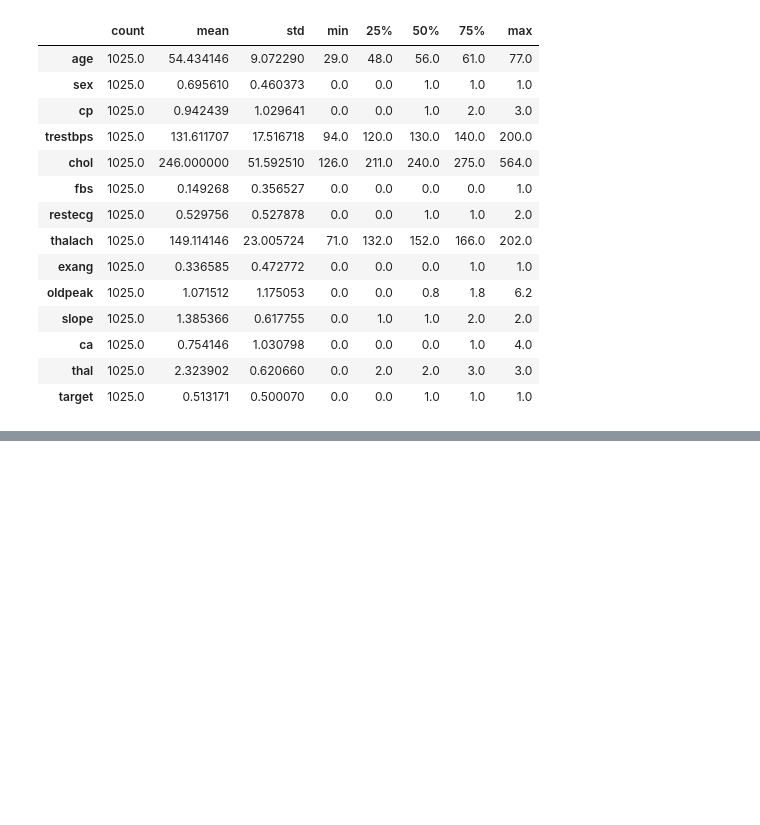
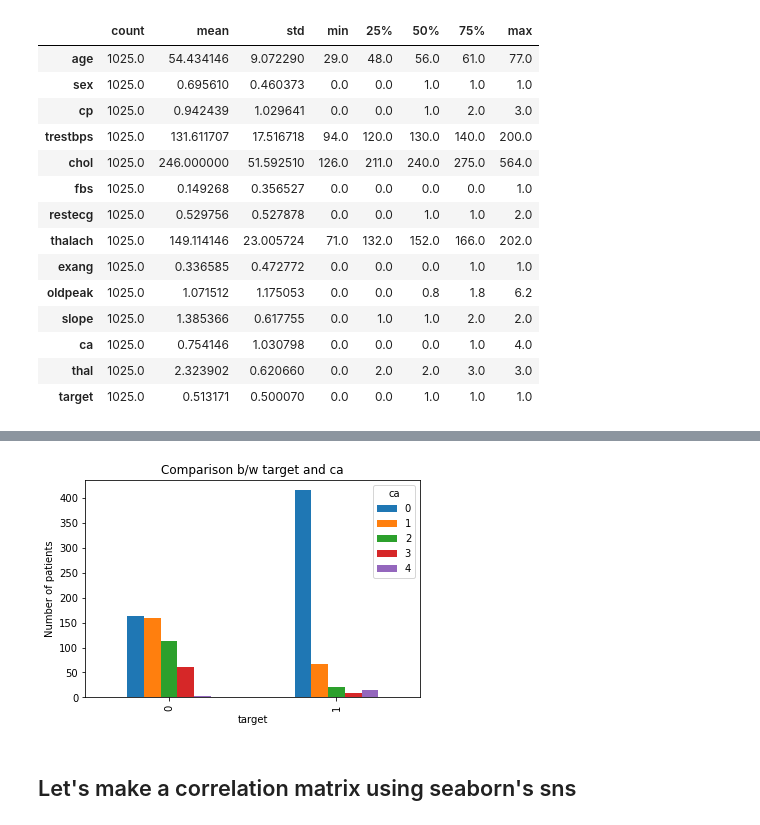
Before and after one commit to iamguptashubham/heart_disease_prediction, a Jupyter notebook: Heart_disease_prediction.ipynb, the cells around one changed output, grey strips where cells are left out. Saved outputs shown, nothing was run; the diff lists cells and outputs as text; code cells hidden in the pictures; blank space fills up the shorter version.

```diff
--- a/Heart_disease_prediction.ipynb
+++ b/Heart_disease_prediction.ipynb
@@ -161,0 +203,6 @@ df.describe().T
+# %%
+pd.crosstab(df.target, df.ca).plot(kind="bar",title = "Comparison b/w target and ca", ylabel="Number of patients");
+# %% [output]
+[figure, added]
+# %% [markdown]
+## Let's make a correlation matrix using seaborn's sns
```
Also changed, not shown: parts of 17 cells of this notebook.
